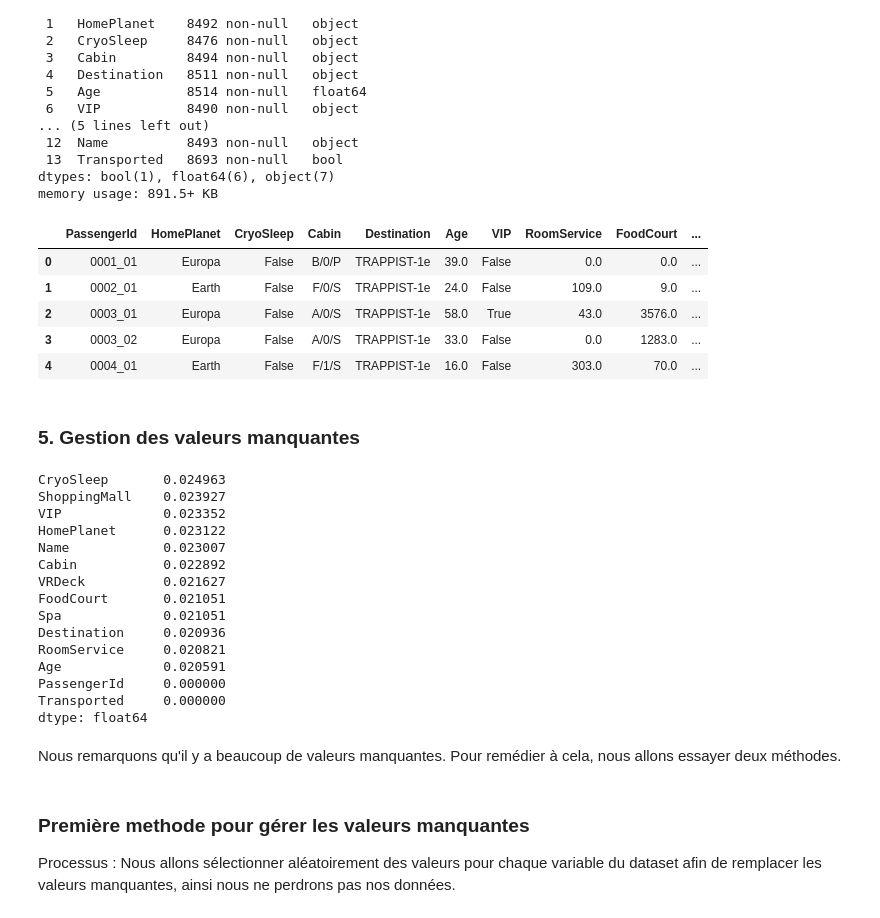
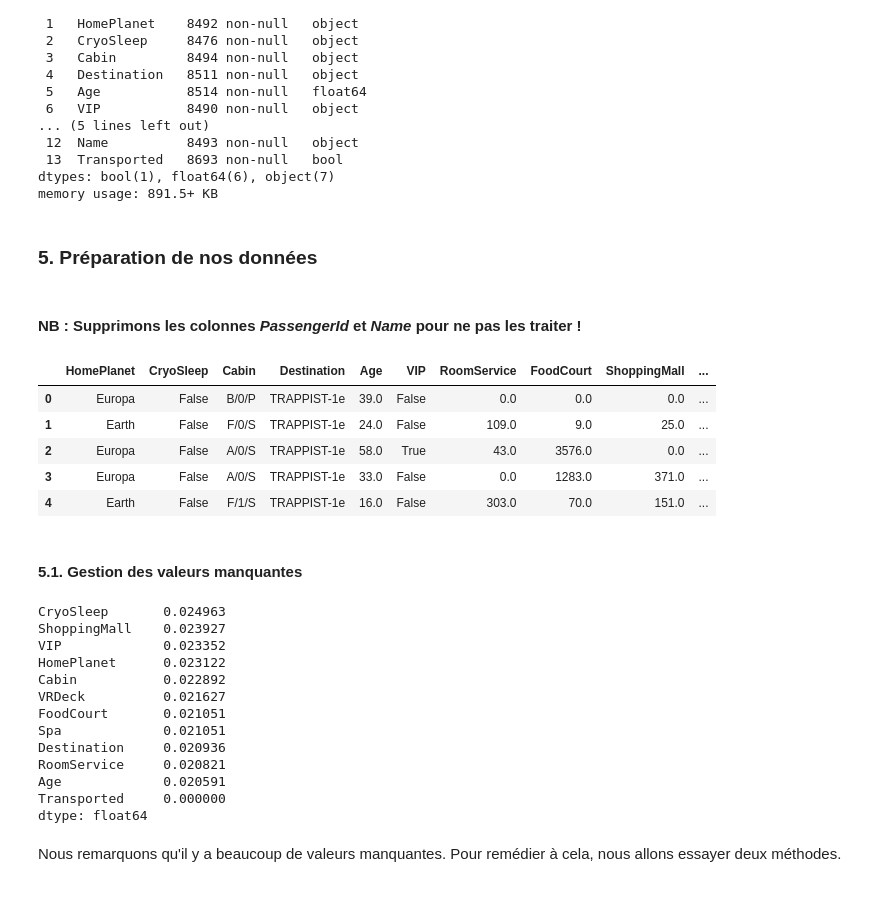
Before and after one commit to DiarafaSoukouna/project-kaggle, a Jupyter notebook: final.ipynb, the cells around one changed output. Cells and saved outputs as stored; diff of their text form; code cells hidden in the pictures.

```diff
--- a/final.ipynb
+++ b/final.ipynb
@@ -36,8 +36,8 @@ please provide us feedback at https://github.com/pandas-dev/pandas/issues/54466
 # %% [markdown]
 ### 2. Chargement des données
 # %%
-spaceship_titanic_dataset = pd.read_csv('train.csv')
-print(f"La taille (Lignes et colonnes) de l'ensemble des données d'entraînement : {spaceship_titanic_dataset.shape}")
+spaceship_titanic_train = pd.read_csv('train.csv')
+print(f"La taille (Lignes et colonnes) de l'ensemble des données d'entraînement : {spaceship_titanic_train.shape}")
 # %% [output]
 La taille (Lignes et colonnes) de l'ensemble des données d'entraînement : (8693, 14)
 # %% [markdown]
@@ -97,28 +116,30 @@ Data columns (total 14 columns):
  13  Transported   8693 non-null   bool
 dtypes: bool(1), float64(6), object(7)
 memory usage: 891.5+ KB
+# %% [markdown]
+### 5. Préparation de nos données
+# %% [markdown]
+#### NB : Supprimons les colonnes ***PassengerId*** et ***Name*** pour ne pas les traiter !
 # %%
-###Suppression des colonnes non importantes pour nos données d'entraînement
-spaceship_titanic_train = spaceship_titanic_dataset.drop(['Name'], axis=1)
+spaceship_titanic_train = spaceship_titanic_train.drop(['PassengerId', 'Name'], axis=1)
 spaceship_titanic_train.head()
 # %% [output]
-|  | PassengerId | HomePlanet | CryoSleep | Cabin | Destination | Age | VIP | RoomService | FoodCourt | ... |
-| 0 | 0001_01 | Europa | False | B/0/P | TRAPPIST-1e | 39.0 | False | 0.0 | 0.0 | ... |
-| 1 | 0002_01 | Earth | False | F/0/S | TRAPPIST-1e | 24.0 | False | 109.0 | 9.0 | ... |
-| 2 | 0003_01 | Europa | False | A/0/S | TRAPPIST-1e | 58.0 | True | 43.0 | 3576.0 | ... |
-| 3 | 0003_02 | Europa | False | A/0/S | TRAPPIST-1e | 33.0 | False | 0.0 | 1283.0 | ... |
-| 4 | 0004_01 | Earth | False | F/1/S | TRAPPIST-1e | 16.0 | False | 303.0 | 70.0 | ... |
+|  | HomePlanet | CryoSleep | Cabin | Destination | Age | VIP | RoomService | FoodCourt | ShoppingMall | ... |
+| 0 | Europa | False | B/0/P | TRAPPIST-1e | 39.0 | False | 0.0 | 0.0 | 0.0 | ... |
+| 1 | Earth | False | F/0/S | TRAPPIST-1e | 24.0 | False | 109.0 | 9.0 | 25.0 | ... |
+| 2 | Europa | False | A/0/S | TRAPPIST-1e | 58.0 | True | 43.0 | 3576.0 | 0.0 | ... |
+| 3 | Europa | False | A/0/S | TRAPPIST-1e | 33.0 | False | 0.0 | 1283.0 | 371.0 | ... |
+| 4 | Earth | False | F/1/S | TRAPPIST-1e | 16.0 | False | 303.0 | 70.0 | 151.0 | ... |
 # %% [markdown]
-### 5. Gestion des valeurs manquantes
+#### 5.1. Gestion des valeurs manquantes
 # %%
-#moyenne des valeurs manquantes dans chaque variable
-spaceship_titanic_dataset.isnull().mean().sort_values(ascending=False)
+###Moyenne des valeurs manquantes dans chaque variable
+spaceship_titanic_train.isnull().mean().sort_values(ascending=False)
 # %% [output]
 CryoSleep       0.024963
 ShoppingMall    0.023927
 VIP             0.023352
 HomePlanet      0.023122
-Name            0.023007
 Cabin           0.022892
 VRDeck          0.021627
 FoodCourt       0.021051
@@ -126,11 +147,7 @@ Spa             0.021051
 Destination     0.020936
 RoomService     0.020821
 Age             0.020591
-PassengerId     0.000000
 Transported     0.000000
 dtype: float64
 # %% [markdown]
 Nous remarquons qu'il y a beaucoup de valeurs manquantes. Pour remédier à cela, nous allons essayer deux méthodes.
-# %% [markdown]
-### Première methode pour gérer les valeurs manquantes
-Processus : Nous allons sélectionner aléatoirement des valeurs pour chaque variable du dataset afin de remplacer les valeurs manquantes, ainsi nous ne perdrons pas nos données.
```
Also changed, not shown: parts of 56 cells of this notebook.
